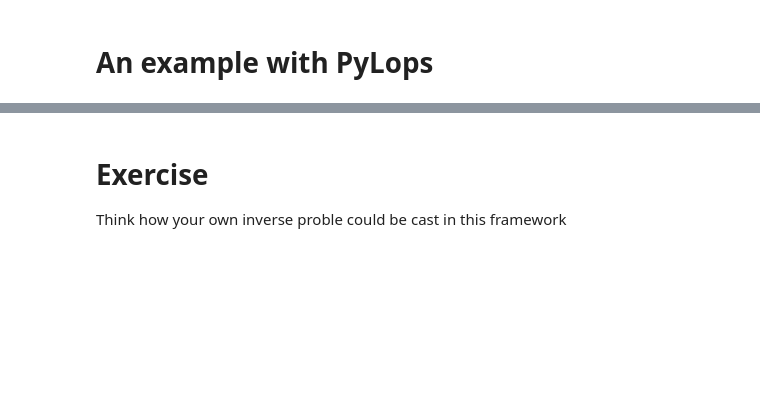
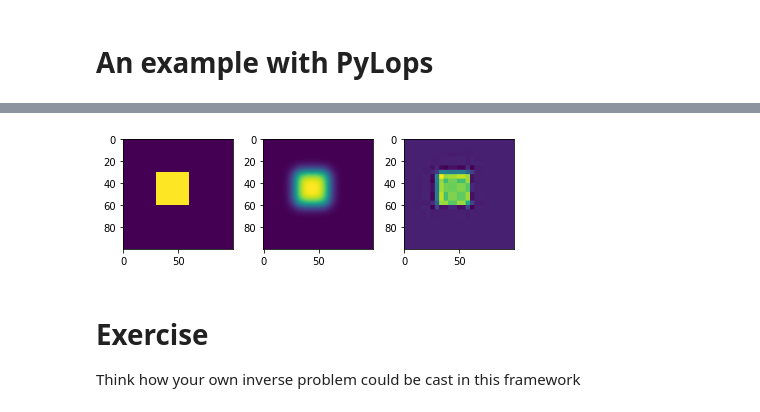
Before and after one commit to TristanvanLeeuwen/Masterclass_IP, a Jupyter notebook: lectures/matrix_free.ipynb, the cells around one changed output, grey strips where cells are left out. Cells and saved outputs as stored; diff of their text form; code cells hidden in the pictures; blank space fills up the shorter version.

```diff
--- a/lectures/matrix_free.ipynb
+++ b/lectures/matrix_free.ipynb
@@ -29,4 +108,18 @@ ModuleNotFoundError: No module named 'pylops'
+# %%
+W = pylops.signalprocessing.DWT2D((n, n), wavelet="haar", level=5)
+
+uh = lambda alpha :  W.H*pylops.optimization.sparsity.FISTA(K*W.H, f, 5000, alpha)[0]
+# %%
+fig, ax = plt.subplots(1,3)
+
+ax[0].imshow(u.reshape((n,n)))
+ax[1].imshow(f.reshape((n,n)))
+ax[2].imshow(uh(1e-4).reshape((n,n)))
+
+plt.tight_layout()
+# %% [output]
+[figure, added]
 # %% [markdown]
 # Exercise
 
-Think how your own inverse proble could be cast in this framework
+Think how your own inverse problem could be cast in this framework
```
Also changed, not shown: parts of 13 cells of this notebook.
